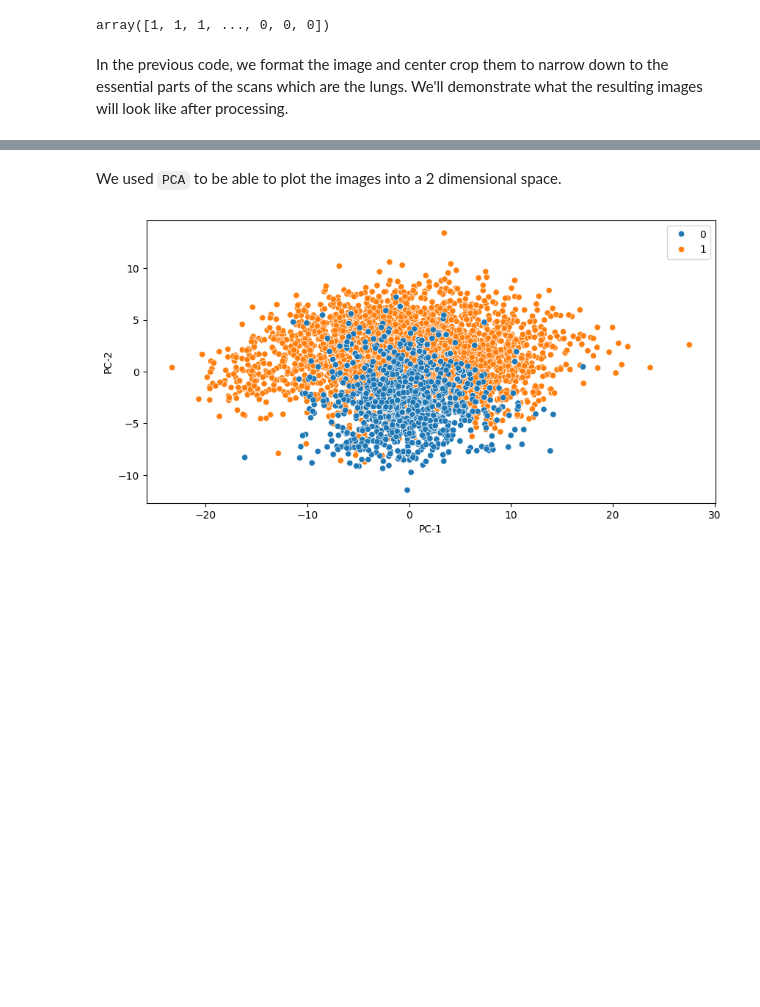
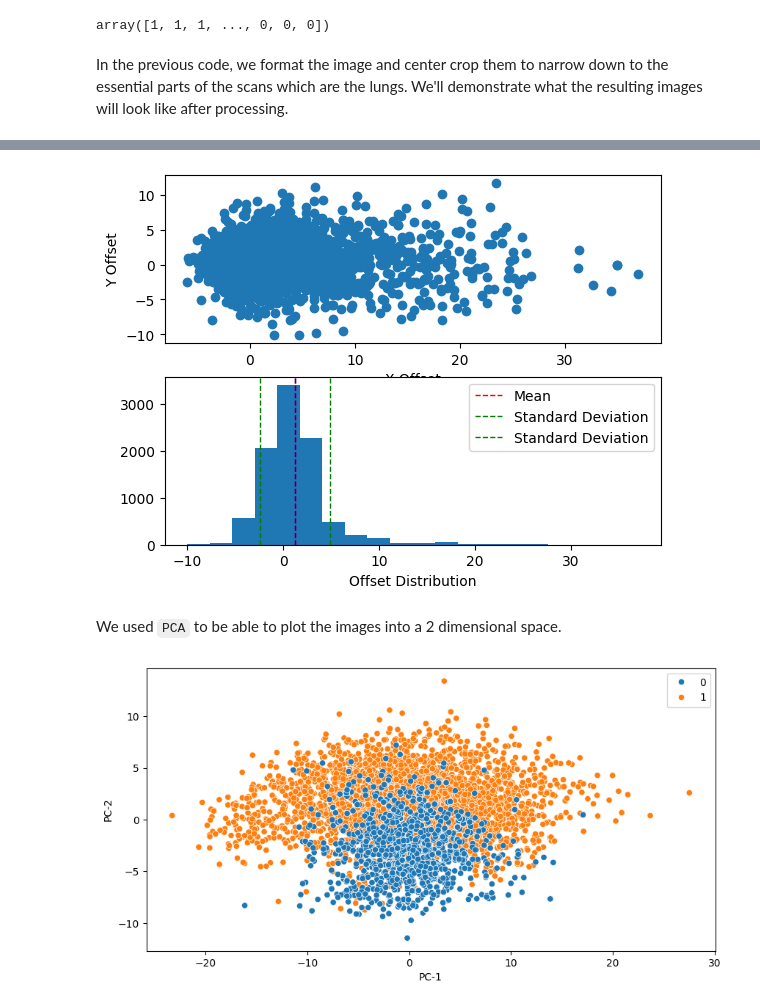
Before and after one commit to Az-r-ow/zoidberg, a Jupyter notebook: main.ipynb, the cells around one changed output, grey strips where cells are left out. Saved outputs shown, nothing was run; the diff lists cells and outputs as text; code cells hidden in the pictures; blank space fills up the shorter version.

Commit message:
Offset plotting

```diff
--- a/main.ipynb
+++ b/main.ipynb
@@ -265,7 +265,7 @@ We can clearly see a pattern between the images in each class. It seems like the
 # %%
 import numpy as np
 
-def preprocess_image(img, target_size=(80, 80), return_type="np"):
+def preprocess_image(img, target_size=(80, 80)):
   """
   Preprocesses an image by resizing and center cropping it to the target size. The image is also normalized.
 
@@ -283,12 +283,7 @@ def preprocess_image(img, target_size=(80, 80), return_type="np"):
   crop_coord = get_center_crop_coord(resized_image, target_size)
 
   cropped_image = resized_image.crop(crop_coord)
-
-  if return_type == "np":
-    # Normalizing the image
-    return np.array(cropped_image).flatten() / 255.0
-  if return_type == "pillow":
-    return cropped_image
+  return cropped_image
 
 x_train = balanced_train_data['image'].map(lambda x: preprocess_image(x)).reset_index(drop=True)
 # %%
@@ -336,3 +300,43 @@ ax.plot(
+# %%
+from scipy.ndimage import center_of_mass
+from skimage.feature import canny
+from skimage.transform import hough_line, hough_line_peaks
+from skimage.filters import sobel
+
+def calculate_offset(image):
+
+    binary_image = np.array(image) > 128
+
+    cof = center_of_mass(binary_image)
+
+    geometric_center = np.array(binary_image.shape) / 2
+
+    return cof - geometric_center
+
+offsets = [calculate_offset(img) for img in x_train]
+x_offsets = [offset[0] for offset in offsets]
+y_offsets = [offset[1] for offset in offsets]
+offsets_distribution = np.round(x_offsets + y_offsets)
+mean = np.mean(offsets_distribution)
+std = np.std(offsets_distribution)
+
+fig, axs = plt.subplots(2)
+
+axs[0].scatter(x_offsets, y_offsets)
+axs[0].set_xlabel('X Offset')
+axs[0].set_ylabel('Y Offset')
+
+axs[1].hist(offsets_distribution, bins=20)
+axs[1].axvline(mean, color='r', linestyle='dashed', linewidth=1, label="Mean")
+axs[1].axvline(mean - std, color='g', linestyle='--', linewidth=1, label="Standard Deviation")
+axs[1].axvline(mean + std, color='g', linestyle='--', linewidth=1, label="Standard Deviation")
+axs[1].axvline(avg, color='b', linestyle='--', linewidth=1)
+axs[1].set_xlabel('Offset Distribution')
+axs[1].legend()
+
+plt.show()
+# %% [output]
+[figure, added]
 # %%
 from sklearn.decomposition import PCA
 
```
Also changed, not shown: parts of 3 cells of this notebook.
